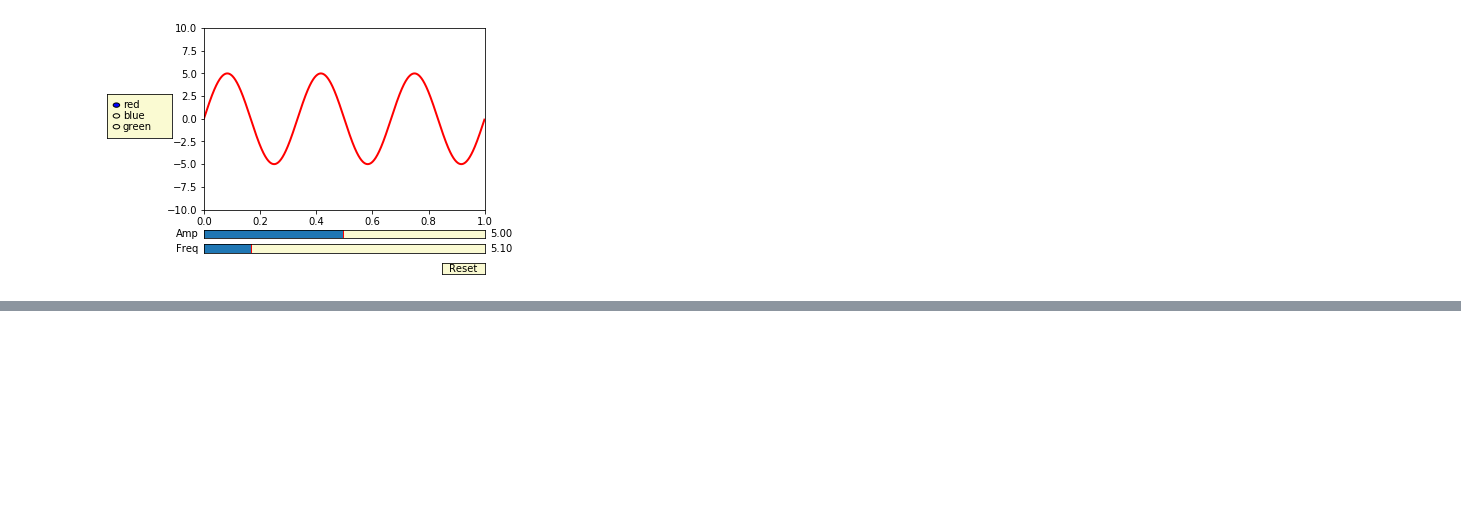
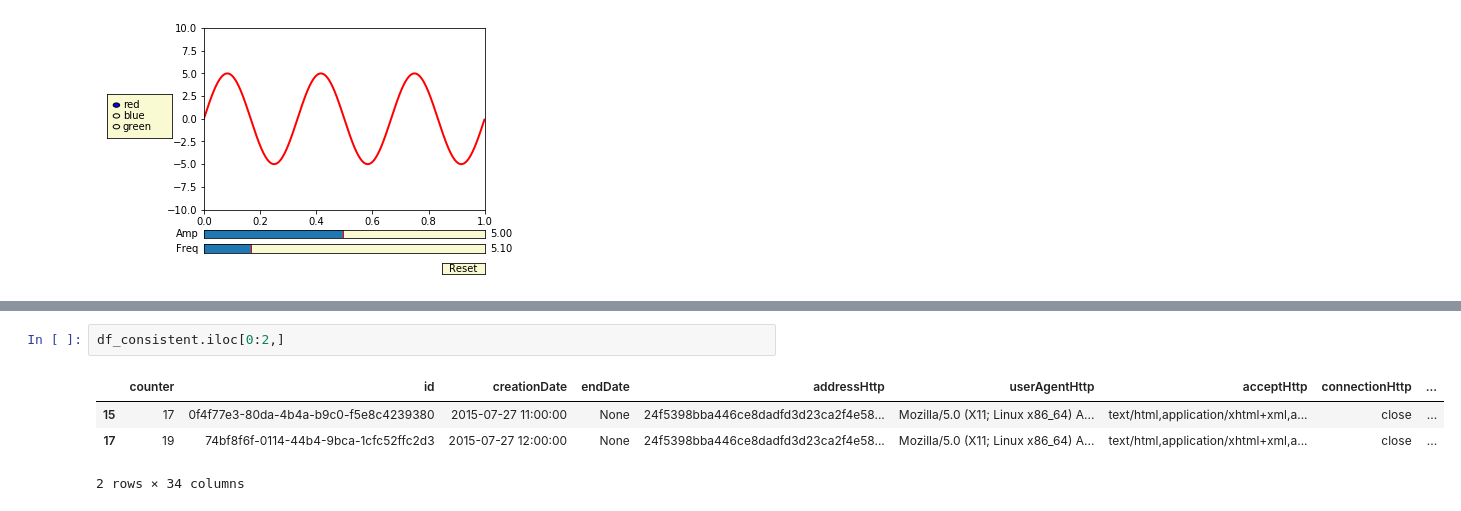
Before and after one commit to mGosset/BrowserFingerprint, a Jupyter notebook: notebooks/exploratory/analyse_empreintes.ipynb, the cells around one changed output, grey strips where cells are left out. Drawn from its saved outputs; the diff is of its cells as text; blank space fills up the shorter version.

```diff
--- a/notebooks/exploratory/analyse_empreintes.ipynb
+++ b/notebooks/exploratory/analyse_empreintes.ipynb
@@ -1482,0 +1451,7 @@ The number of attribute stagnates for 1718 id
+# %%
+df_consistent.iloc[0:2,]
+# %% [output]
+|  | counter | id | creationDate | endDate | addressHttp | userAgentHttp | acceptHttp | connectionHttp | ... |
+| 15 | 17 | 0f4f77e3-80da-4b4a-b9c0-f5e8c4239380 | 2015-07-27 11:00:00 | None | 24f5398bba446ce8dadfd3d23ca2f4e58... | Mozilla/5.0 (X11; Linux x86_64) A... | text/html,application/xhtml+xml,a... | close | ... |
+| 17 | 19 | 74bf8f6f-0114-44b4-9bca-1cfc52ffc2d3 | 2015-07-27 12:00:00 | None | 24f5398bba446ce8dadfd3d23ca2f4e58... | Mozilla/5.0 (X11; Linux x86_64) A... | text/html,application/xhtml+xml,a... | close | ... |
+2 rows × 34 columns
```
Also changed, not shown: parts of 18 cells of this notebook.
